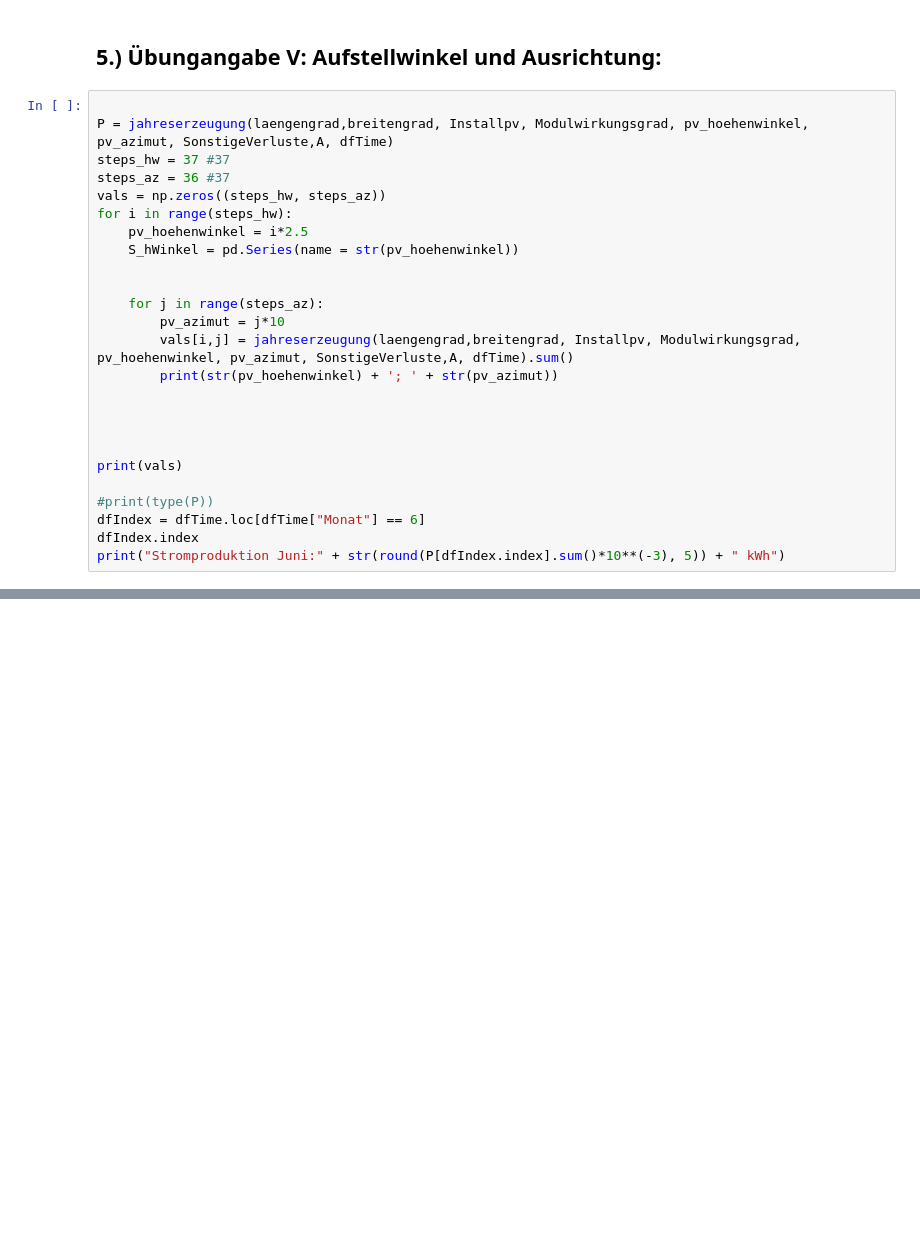
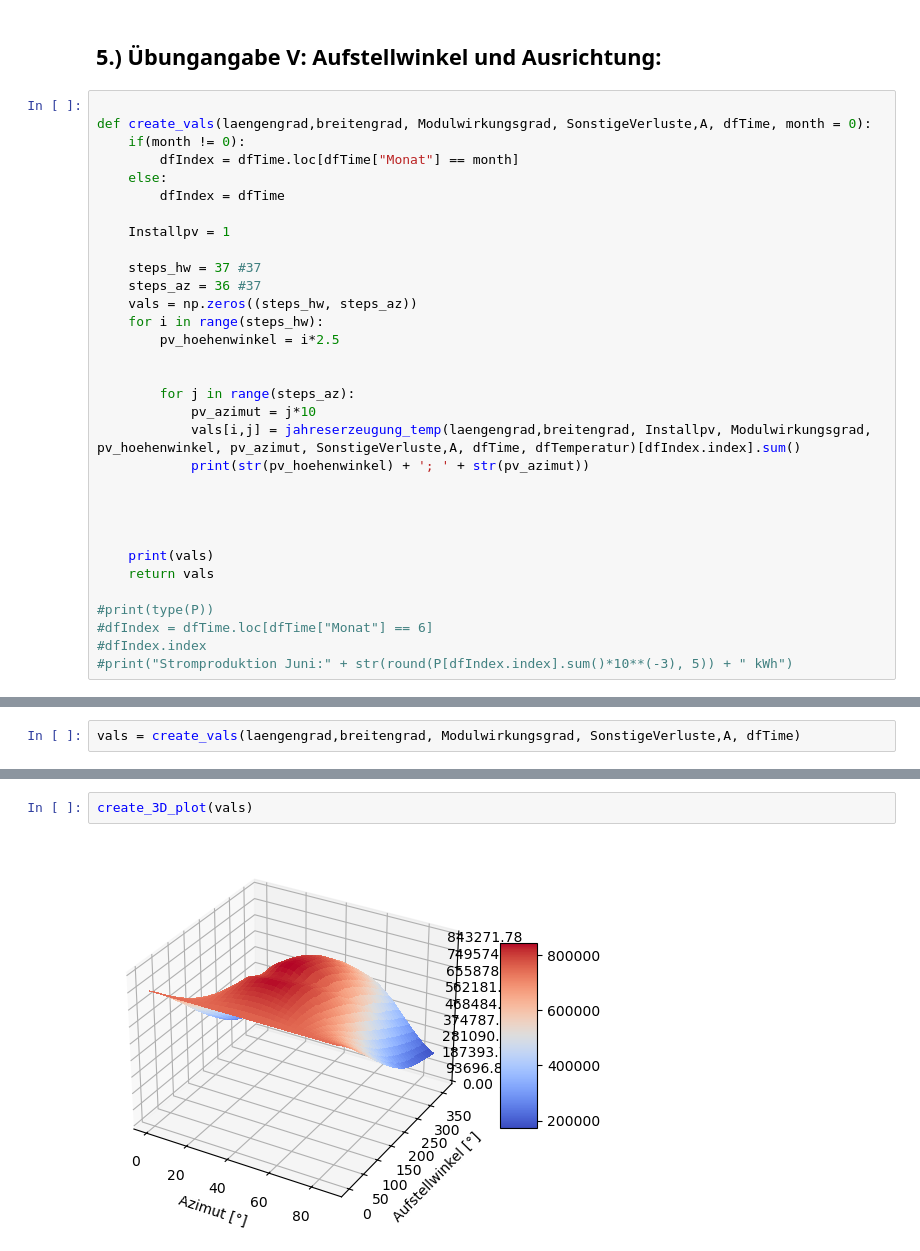
Before and after one commit to AhmedAkhi/1.UE_FV, a Jupyter notebook: UE1_Gruppe2.ipynb, the cells around one changed output, grey strips where cells are left out. Cells and saved outputs as stored; diff of their text form; blank space fills up the shorter version.

Commit message:
3D Plot auf Modell mit Temperatur umgestellt

```diff
--- a/UE1_Gruppe2.ipynb
+++ b/UE1_Gruppe2.ipynb
@@ -455,26 +499,33 @@ plt.show()
 ## 5.) Übungangabe V: Aufstellwinkel und Ausrichtung:
 # %%
 
-P = jahreserzeugung(laengengrad,breitengrad, Installpv, Modulwirkungsgrad, pv_hoehenwinkel, pv_azimut, SonstigeVerluste,A, dfTime)
-steps_hw = 37 #37
-steps_az = 36 #37
-vals = np.zeros((steps_hw, steps_az))
-for i in range(steps_hw):
-    pv_hoehenwinkel = i*2.5
-    S_hWinkel = pd.Series(name = str(pv_hoehenwinkel))
+def create_vals(laengengrad,breitengrad, Modulwirkungsgrad, SonstigeVerluste,A, dfTime, month = 0):
+    if(month != 0):
+        dfIndex = dfTime.loc[dfTime["Monat"] == month]
+    else:
+        dfIndex = dfTime
+
+    Installpv = 1
+
+    steps_hw = 37 #37
+    steps_az = 36 #37
+    vals = np.zeros((steps_hw, steps_az))
+    for i in range(steps_hw):
+        pv_hoehenwinkel = i*2.5
 
 
-    for j in range(steps_az):
-        pv_azimut = j*10
-        vals[i,j] = jahreserzeugung(laengengrad,breitengrad, Installpv, Modulwirkungsgrad, pv_hoehenwinkel, pv_azimut, SonstigeVerluste,A, dfTime).sum()
-        print(str(pv_hoehenwinkel) + '; ' + str(pv_azimut))
+        for j in range(steps_az):
+            pv_azimut = j*10
+            vals[i,j] = jahreserzeugung_temp(laengengrad,breitengrad, Installpv, Modulwirkungsgrad, pv_hoehenwinkel, pv_azimut, SonstigeVerluste,A, dfTime, dfTemperatur)[dfIndex.index].sum()
+            print(str(pv_hoehenwinkel) + '; ' + str(pv_azimut))
 
 
 
 
-print(vals)
+    print(vals)
+    return vals
 
 #print(type(P))
-dfIndex = dfTime.loc[dfTime["Monat"] == 6]
-dfIndex.index
-print("Stromproduktion Juni:" + str(round(P[dfIndex.index].sum()*10**(-3), 5)) + " kWh")
+#dfIndex = dfTime.loc[dfTime["Monat"] == 6]
+#dfIndex.index
+#print("Stromproduktion Juni:" + str(round(P[dfIndex.index].sum()*10**(-3), 5)) + " kWh")
@@ -522,0 +532,2 @@ plt.show()
+# %%
+vals = create_vals(laengengrad,breitengrad, Modulwirkungsgrad, SonstigeVerluste,A, dfTime)
@@ -522,0 +559,4 @@ plt.show()
+# %%
+create_3D_plot(vals)
+# %% [output]
+[figure, added]
```
Also changed, not shown: parts of 8 cells of this notebook.
